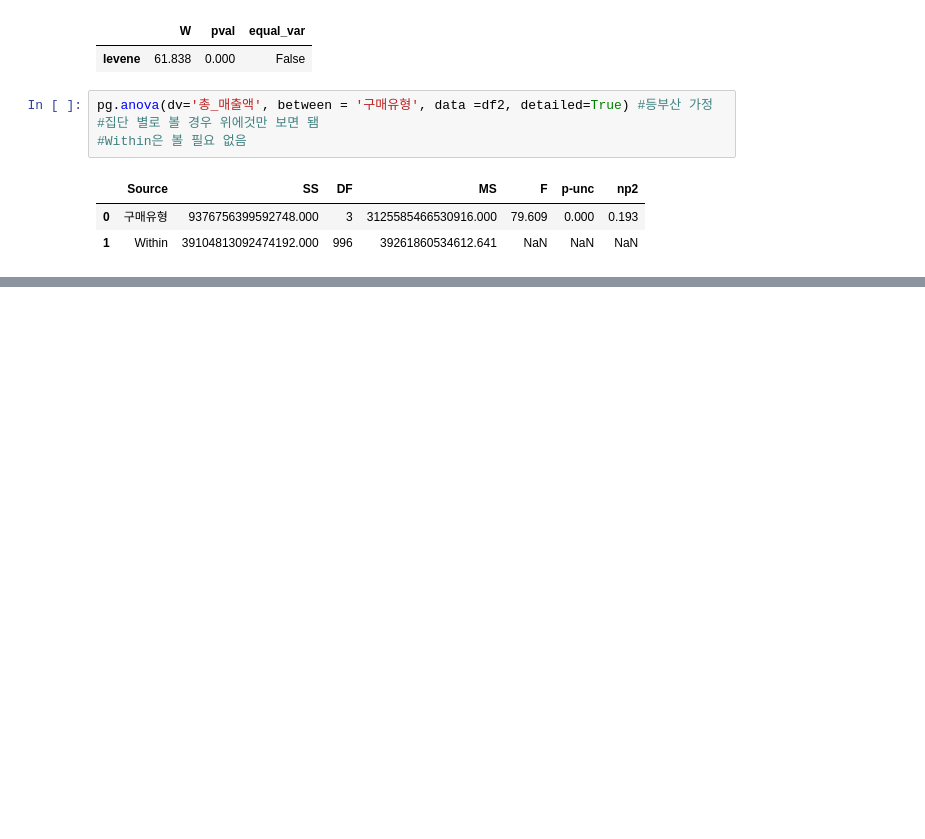
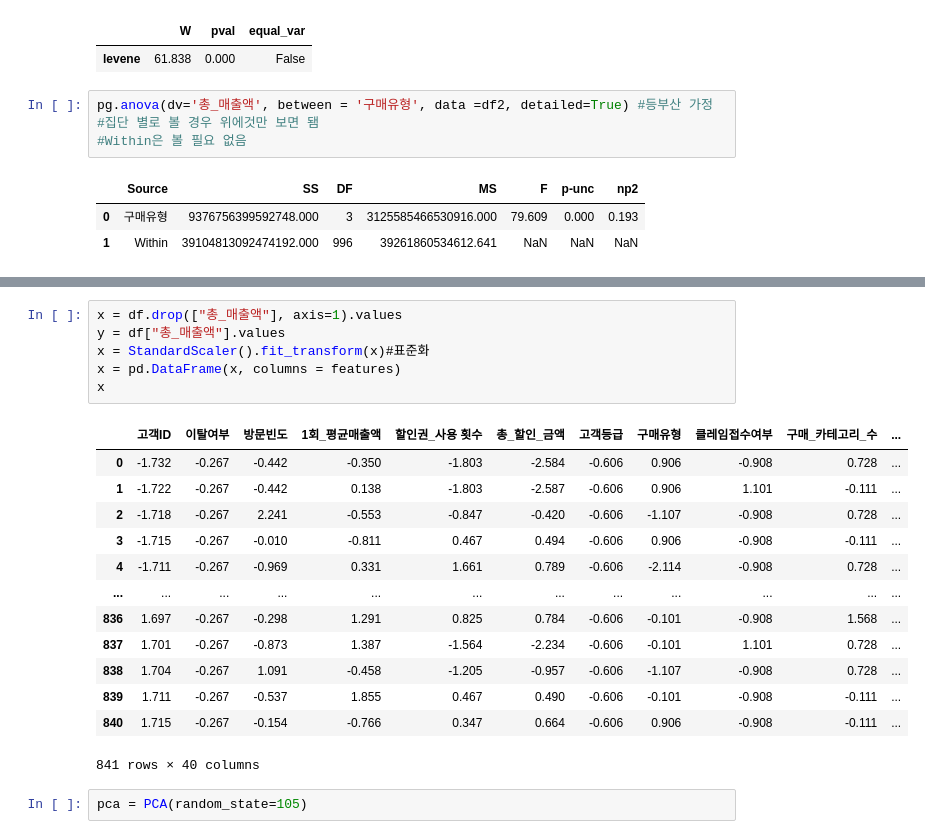
Before and after one commit to hyeokjun0804/HJ_BigData_Maketing_Course, a Jupyter notebook: 20230103빅데이터_마케팅.ipynb, the cells around one changed output, grey strips where cells are left out. Cells and saved outputs as stored; diff of their text form; blank space fills up the shorter version.

```diff
--- a/20230103빅데이터_마케팅.ipynb
+++ b/20230103빅데이터_마케팅.ipynb
@@ -651,0 +828,22 @@ pg.anova(dv='총_매출액', between = '구매유형', data =df2, detailed=True)
+# %%
+x = df.drop(["총_매출액"], axis=1).values
+y = df["총_매출액"].values
+x = StandardScaler().fit_transform(x)#표준화
+x = pd.DataFrame(x, columns = features)
+x
+# %% [output]
+|  | 고객ID | 이탈여부 | 방문빈도 | 1회_평균매출액 | 할인권_사용 횟수 | 총_할인_금액 | 고객등급 | 구매유형 | 클레임접수여부 | 구매_카테고리_수 | ... |
+| 0 | -1.732 | -0.267 | -0.442 | -0.350 | -1.803 | -2.584 | -0.606 | 0.906 | -0.908 | 0.728 | ... |
+| 1 | -1.722 | -0.267 | -0.442 | 0.138 | -1.803 | -2.587 | -0.606 | 0.906 | 1.101 | -0.111 | ... |
+| 2 | -1.718 | -0.267 | 2.241 | -0.553 | -0.847 | -0.420 | -0.606 | -1.107 | -0.908 | 0.728 | ... |
+| 3 | -1.715 | -0.267 | -0.010 | -0.811 | 0.467 | 0.494 | -0.606 | 0.906 | -0.908 | -0.111 | ... |
+| 4 | -1.711 | -0.267 | -0.969 | 0.331 | 1.661 | 0.789 | -0.606 | -2.114 | -0.908 | 0.728 | ... |
+| ... | ... | ... | ... | ... | ... | ... | ... | ... | ... | ... | ... |
+| 836 | 1.697 | -0.267 | -0.298 | 1.291 | 0.825 | 0.784 | -0.606 | -0.101 | -0.908 | 1.568 | ... |
+| 837 | 1.701 | -0.267 | -0.873 | 1.387 | -1.564 | -2.234 | -0.606 | -0.101 | 1.101 | 0.728 | ... |
+| 838 | 1.704 | -0.267 | 1.091 | -0.458 | -1.205 | -0.957 | -0.606 | -1.107 | -0.908 | 0.728 | ... |
+| 839 | 1.711 | -0.267 | -0.537 | 1.855 | 0.467 | 0.490 | -0.606 | -0.101 | -0.908 | -0.111 | ... |
+| 840 | 1.715 | -0.267 | -0.154 | -0.766 | 0.347 | 0.664 | -0.606 | 0.906 | -0.908 | -0.111 | ... |
+841 rows × 40 columns
+# %%
+pca = PCA(random_state=105)
```
Also changed, not shown: parts of 16 cells of this notebook.
